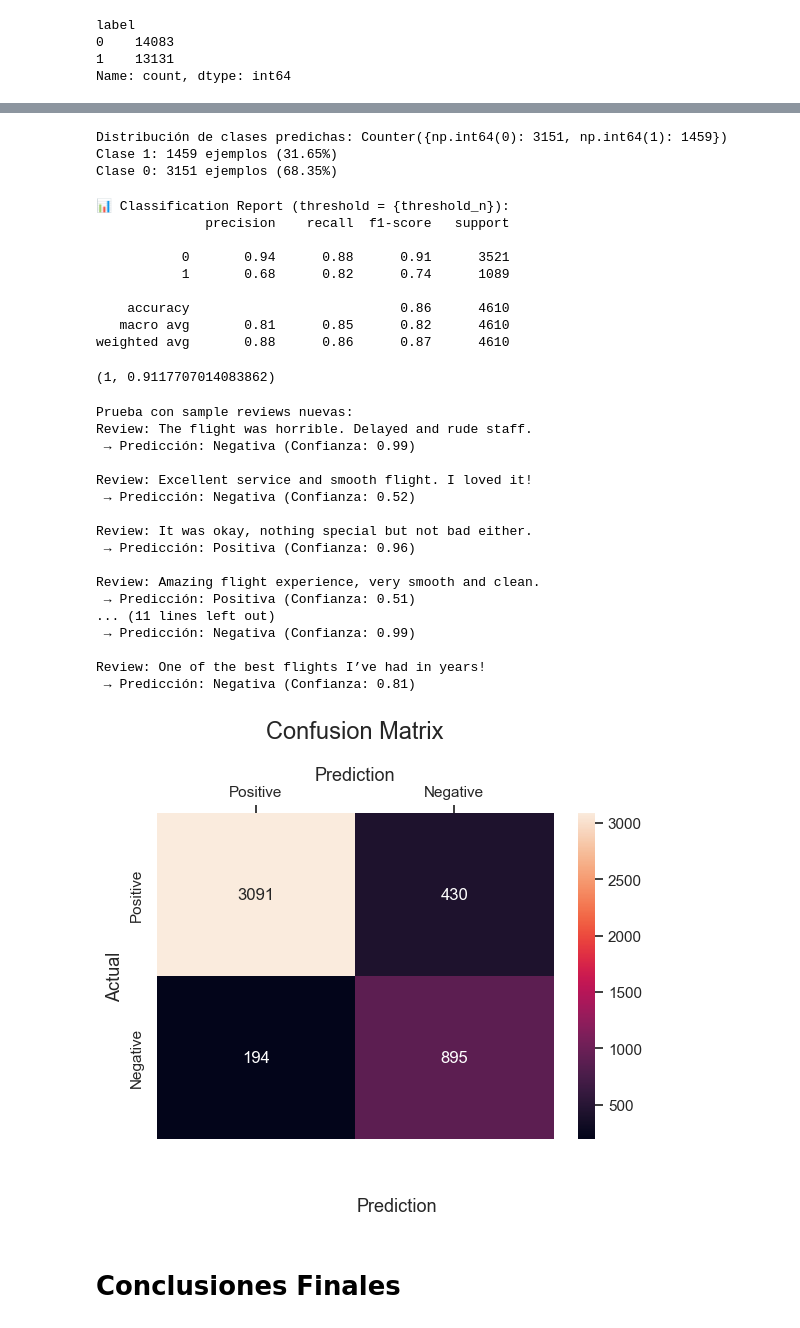
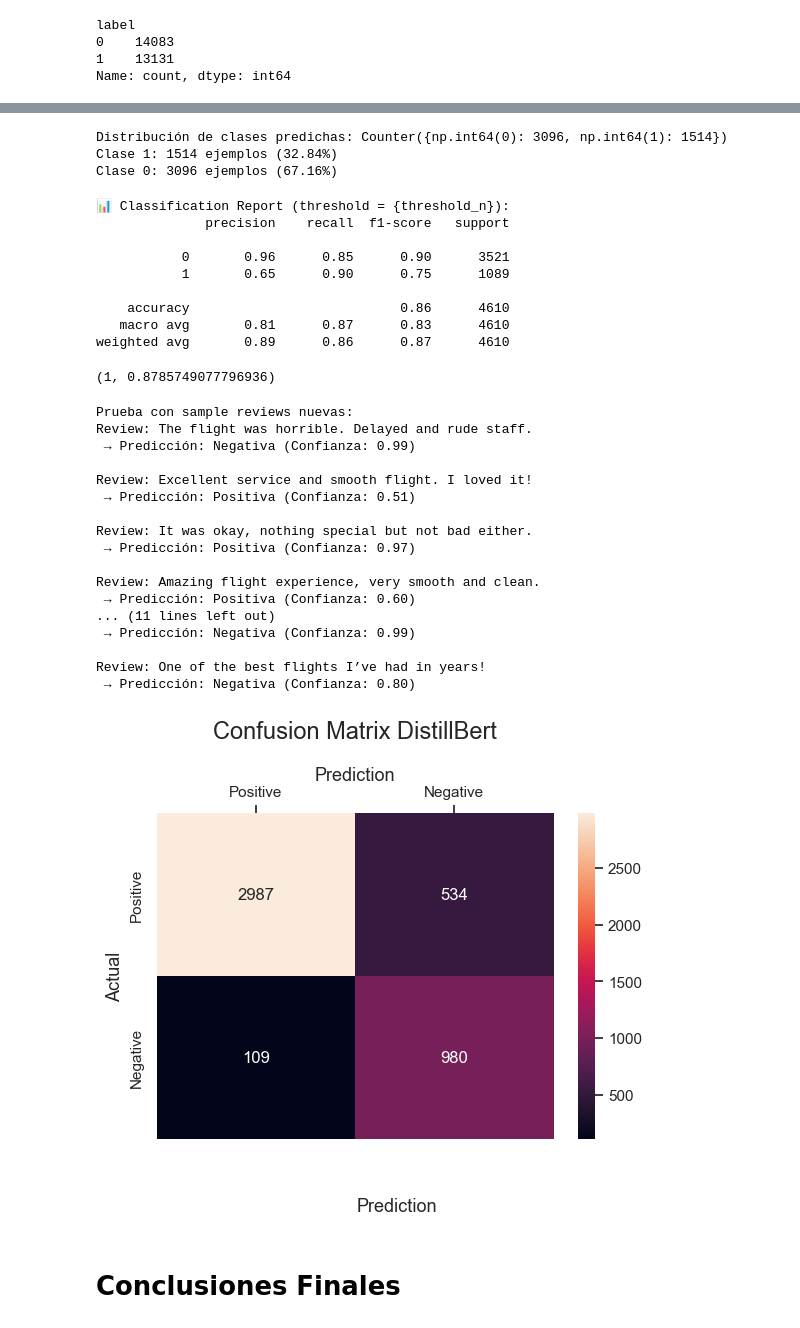
Before and after one commit to Larrentawn/NLP-project, a Jupyter notebook: NLP_Airlines_review.ipynb, the cells around one changed output, grey strips where cells are left out. Saved outputs shown, nothing was run; the diff lists cells and outputs as text; code cells hidden in the pictures.

```diff
--- a/NLP_Airlines_review.ipynb
+++ b/NLP_Airlines_review.ipynb
@@ -1454,13 +1424,13 @@ weighted avg       0.86      0.83      0.84      4611
 # Grid de parametros
 
 param_grid_xgb = {
-    'device': ['cuda'],
-    'n_estimators': [ 150 ,200],
-    'max_depth': [ 3, 5, 7, None],
-    'max_leaves': [1,2,5,7],
-    'learning_rate': [0.05,0.1],
+    'device': ['cuda','cpu'],
+    'n_estimators': [100, 150],
+    'max_depth': [None, 20],
+    'max_leaves': [3,4,6,8],
+    'learning_rate': [0.1,0.15],
     'scale_pos_weight': [scale],
-    'use_label_encoder': [False, True]
+    'use_label_encoder': [False]
 }
 
 # GridSearch
@@ -1526,7 +1486,7 @@ This warning will only be shown once.
 # %%
 new_reviews = [
     "Amazing flight experience, very smooth and clean.",
-    "Worst flight I've ever had, very rude staff."
+    "Worst flight I've ever had, very rude staff.",
     "The flight was delayed and the food was terrible.",
     "Fantastic service and very smooth check-in process.",
     "Seats were okay, nothing special.",
@@ -1955,7 +1918,7 @@ def compute_metrics(pred):
     labels = pred.label_ids
     probs = torch.nn.functional.softmax(torch.tensor(pred.predictions), dim=1).numpy()
 
-    preds = (probs[:, 1] > 0.55).astype(int)  # Ajuste del threshold
+    preds = (probs[:, 1] > 0.45).astype(int)  # Ajuste del threshold
 
     precision, recall, f1, _ = precision_recall_fscore_support(labels, preds, average='binary')
     acc = accuracy_score(labels, preds)
@@ -2090,16 +2053,16 @@ n_total = len(final_preds)
 for cls, count in class_counts.items():
     print(f"Clase {cls}: {count} ejemplos ({count / n_total:.2%})")
 # %% [output]
-Distribución de clases predichas: Counter({np.int64(0): 3151, np.int64(1): 1459})
-Clase 1: 1459 ejemplos (31.65%)
-Clase 0: 3151 ejemplos (68.35%)
+Distribución de clases predichas: Counter({np.int64(0): 3096, np.int64(1): 1514})
+Clase 1: 1514 ejemplos (32.84%)
+Clase 0: 3096 ejemplos (67.16%)
 # %%
 # Convertir logits a probabilidades
 probs = torch.nn.functional.softmax(torch.tensor(logits), dim=1)[:, 1].numpy()
 
 
 # Aplicar el mejor threshold (por ejemplo, 0.10 si ya lo elegiste antes)
-threshold_n = 0.65
+threshold_n = 0.45
 y_pred_thresh = (probs >= threshold_n).astype(int)
 
 # Mostrar reporte final
@@ -2110,12 +2073,12 @@ print(dbert_report)
 📊 Classification Report (threshold = {threshold_n}):
               precision    recall  f1-score   support
 
-           0       0.94      0.88      0.91      3521
-           1       0.68      0.82      0.74      1089
+           0       0.96      0.85      0.90      3521
+           1       0.65      0.90      0.75      1089
 
     accuracy                           0.86      4610
-   macro avg       0.81      0.85      0.82      4610
-weighted avg       0.88      0.86      0.87      4610
+   macro avg       0.81      0.87      0.83      4610
+weighted avg       0.89      0.86      0.87      4610
 # %%
 def predict_review(text):
     # Tokenizar
@@ -2133,7 +2096,7 @@ def predict_review(text):
 # Ejemplo:
 predict_review("The flight was delayed but the staff was friendly and helpful.")
 # %% [output]
-(1, 0.9117707014083862)
+(1, 0.8785749077796936)
 # %%
 print("Prueba con sample reviews nuevas: ")
 
@@ -2159,36 +2122,36 @@ Review: The flight was horrible. Delayed and rude staff.
  → Predicción: Negativa (Confianza: 0.99)
 
 Review: Excellent service and smooth flight. I loved it!
- → Predicción: Negativa (Confianza: 0.52)
+ → Predicción: Positiva (Confianza: 0.51)
 
 Review: It was okay, nothing special but not bad either.
- → Predicción: Positiva (Confianza: 0.96)
+ → Predicción: Positiva (Confianza: 0.97)
 
 Review: Amazing flight experience, very smooth and clean.
- → Predicción: Positiva (Confianza: 0.51)
+ → Predicción: Positiva (Confianza: 0.60)
 ... (11 lines left out)
  → Predicción: Negativa (Confianza: 0.99)
 
 Review: One of the best flights I’ve had in years!
- → Predicción: Negativa (Confianza: 0.81)
+ → Predicción: Negativa (Confianza: 0.80)
 # %%
 cm = confusion_matrix(y_true,y_pred_thresh)
 sns.heatmap(cm,
             annot=True,
             fmt='g',
             xticklabels=['Positive','Negative'],
             yticklabels=['Positive','Negative'])
 plt.ylabel('Actual', fontsize=13)
-plt.title('Confusion Matrix', fontsize=17, pad=20)
+plt.title('Confusion Matrix DistillBert', fontsize=17, pad=20)
 plt.gca().xaxis.set_label_position('top')
 plt.xlabel('Prediction', fontsize=13)
 plt.gca().xaxis.tick_top()
 
 plt.gca().figure.subplots_adjust(bottom=0.2)
 plt.gca().figure.text(0.5, 0.05, 'Prediction', ha='center', fontsize=13)
 plt.show()
 # %% [output]
-[figure, old version]
+[figure, new version]
 # %% [markdown]
 # **Conclusiones Finales**
 # %% [markdown]
```
Also changed, not shown: parts of 23 cells of this notebook.
